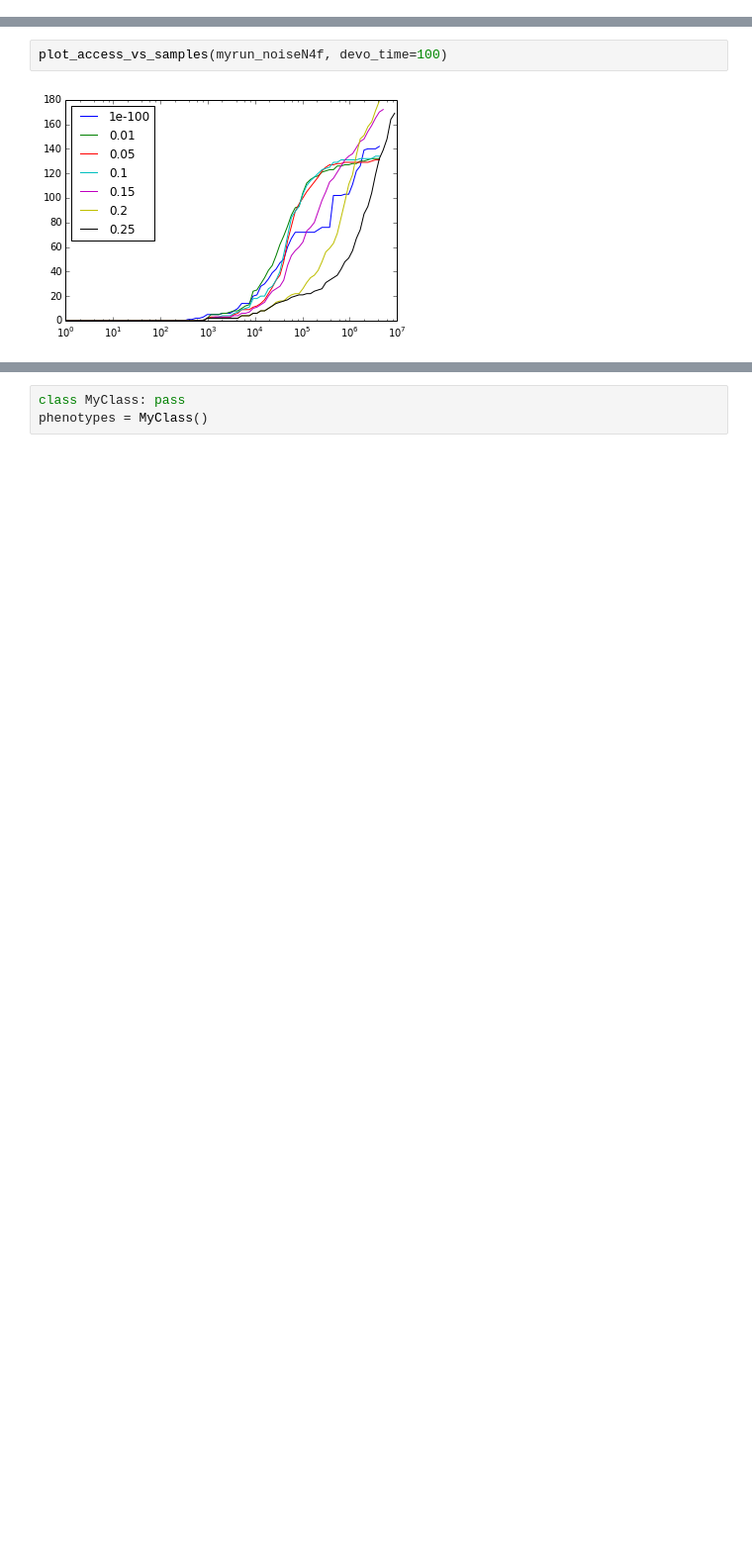
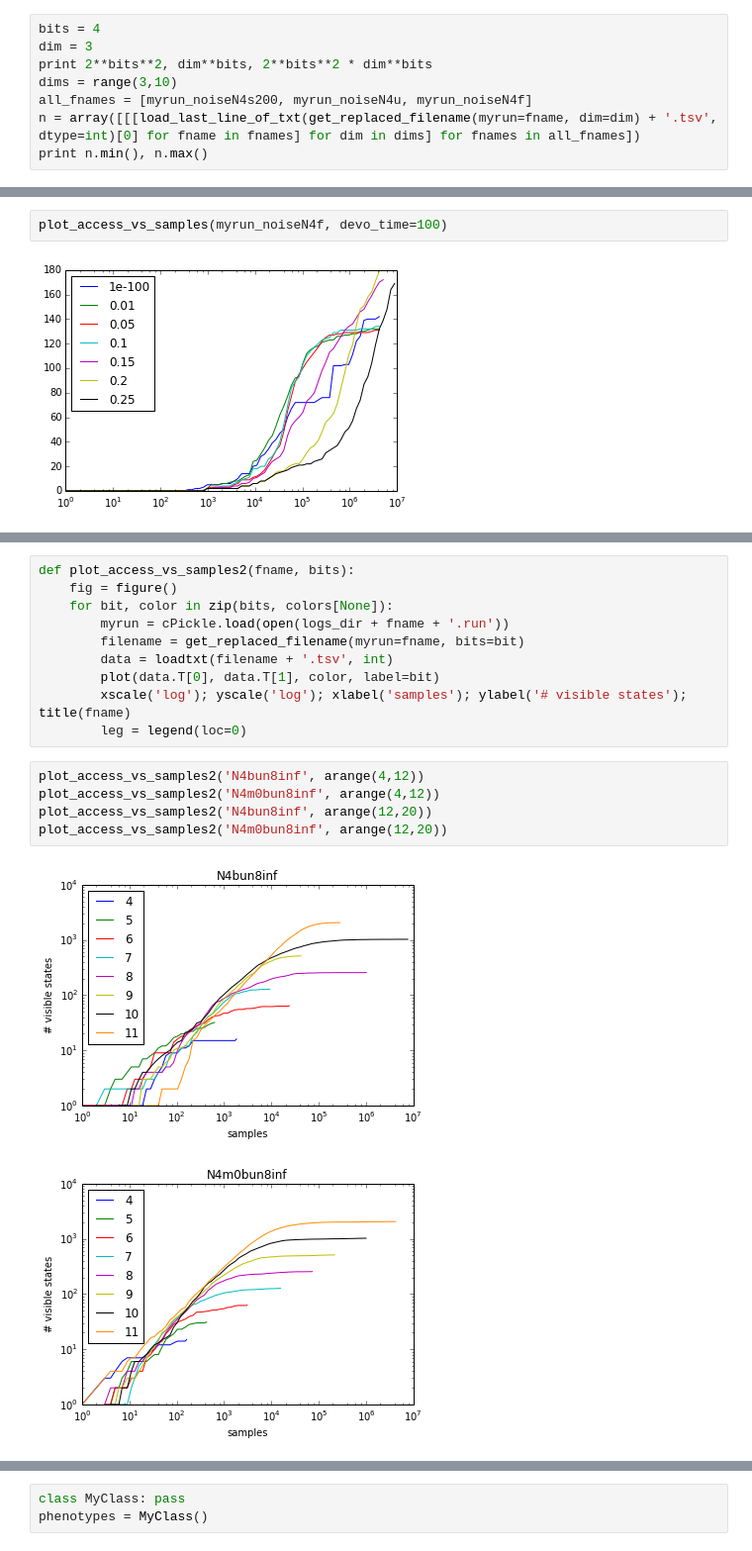
Before and after one commit to rpinho/autoregulation, a Jupyter notebook: exploratory-victor.ipynb, the cells around one changed output, grey strips where cells are left out. Shown at 99% size. Saved outputs shown, nothing was run; the diff lists cells and outputs as text; blank space fills up the shorter version.

```diff
--- a/exploratory-victor.ipynb
+++ b/exploratory-victor.ipynb
@@ -4,3 +4,11 @@
 import src.figs_visible
 reload(src.figs_visible)
 from src.figs_visible import *
+# %%
+bits = 4
+dim = 3
+print 2**bits**2, dim**bits, 2**bits**2 * dim**bits
+dims = range(3,10)
+all_fnames = [myrun_noiseN4s200, myrun_noiseN4u, myrun_noiseN4f]
+n = array([[[load_last_line_of_txt(get_replaced_filename(myrun=fname, dim=dim) + '.tsv', dtype=int)[0] for fname in fnames] for dim in dims] for fnames in all_fnames])
+print n.min(), n.max()
@@ -51,0 +69,18 @@ fig, y = stable_states_vs_N(arange(4,20), 'N4m0bun8inf', fig_name='stable_states
+# %%
+def plot_access_vs_samples2(fname, bits):
+    fig = figure()
+    for bit, color in zip(bits, colors[None]):
+        myrun = cPickle.load(open(logs_dir + fname + '.run'))
+        filename = get_replaced_filename(myrun=fname, bits=bit)
+        data = loadtxt(filename + '.tsv', int)
+        plot(data.T[0], data.T[1], color, label=bit)
+        xscale('log'); yscale('log'); xlabel('samples'); ylabel('# visible states'); title(fname)
+        leg = legend(loc=0)
+# %%
+plot_access_vs_samples2('N4bun8inf', arange(4,12))
+plot_access_vs_samples2('N4m0bun8inf', arange(4,12))
+plot_access_vs_samples2('N4bun8inf', arange(12,20))
+plot_access_vs_samples2('N4m0bun8inf', arange(12,20))
+# %% [output]
+[figure, added]
+[figure, added]
```
Also changed, not shown: parts of 19 cells of this notebook, 6 other files.
